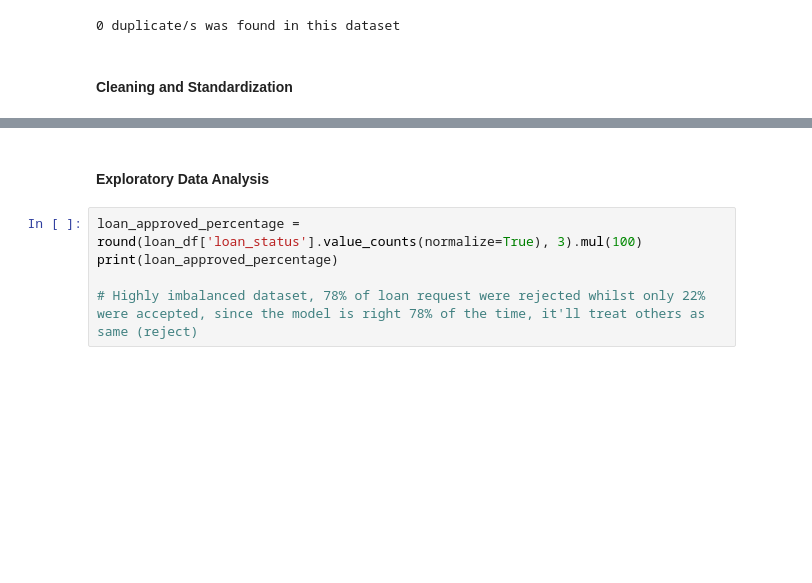
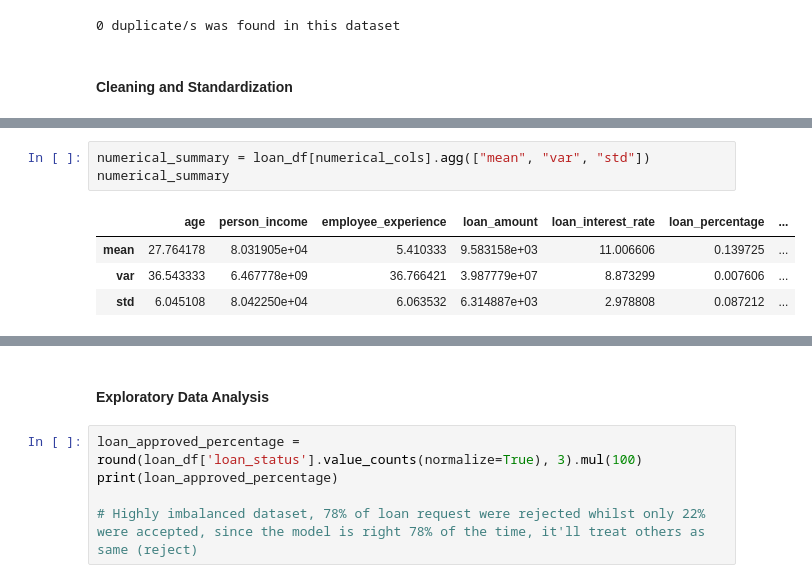
Before and after one commit to th3realAyo/Machine-Learning-Bootcamp, a Jupyter notebook: Loan_approval.ipynb, the cells around one changed output, grey strips where cells are left out. Cells and saved outputs as stored; diff of their text form; blank space fills up the shorter version.

```diff
--- a/Loan_approval.ipynb
+++ b/Loan_approval.ipynb
@@ -103,0 +135,8 @@ categorical_cols = [x for x in loan_df.columns if x not in numerical_cols]
+# %%
+numerical_summary = loan_df[numerical_cols].agg(["mean", "var", "std"])
+numerical_summary
+# %% [output]
+|  | age | person_income | employee_experience | loan_amount | loan_interest_rate | loan_percentage | ... |
+| mean | 27.764178 | 8.031905e+04 | 5.410333 | 9.583158e+03 | 11.006606 | 0.139725 | ... |
+| var | 36.543333 | 6.467778e+09 | 36.766421 | 3.987779e+07 | 8.873299 | 0.007606 | ... |
+| std | 6.045108 | 8.042250e+04 | 6.063532 | 6.314887e+03 | 2.978808 | 0.087212 | ... |
```
Also changed, not shown: parts of 17 cells of this notebook.
